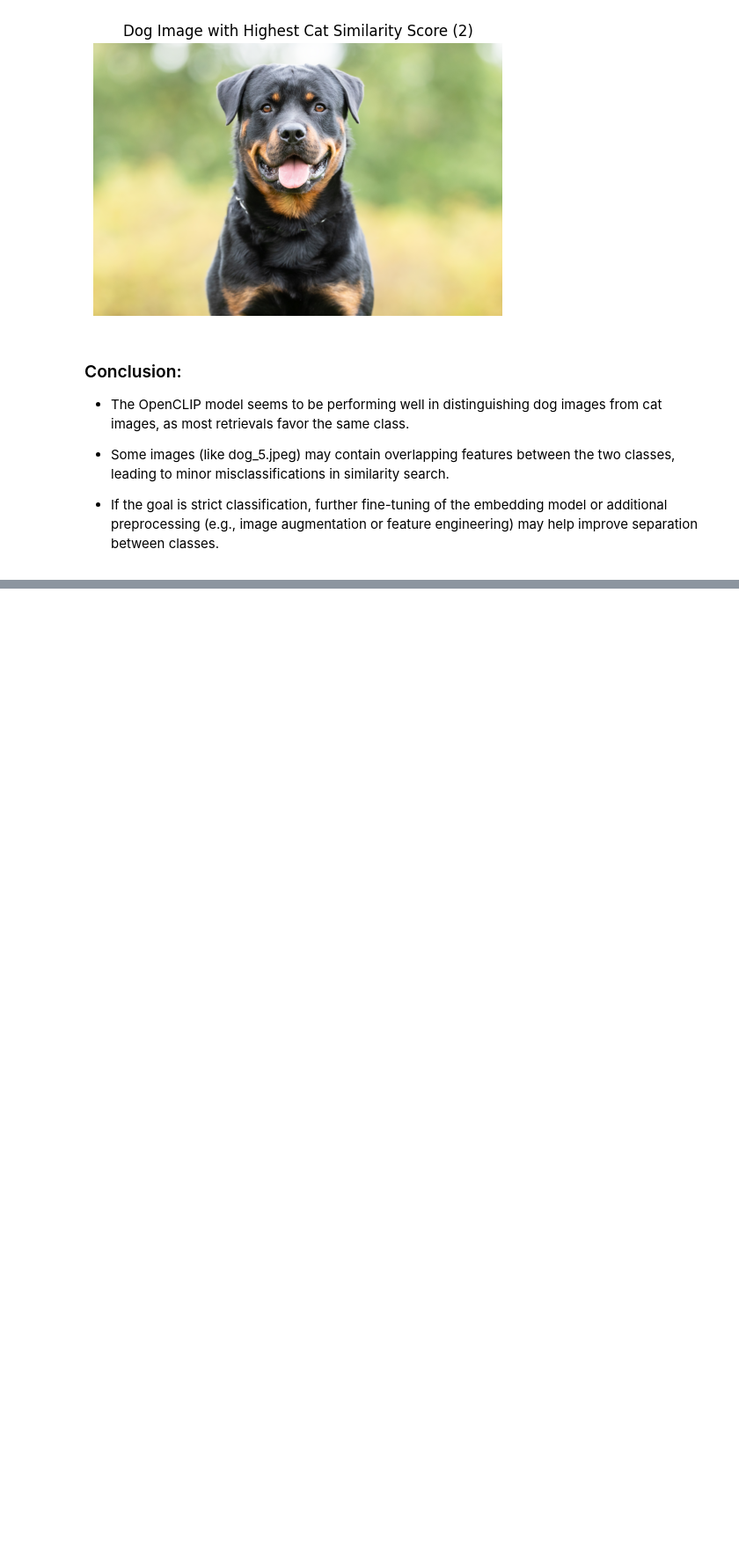
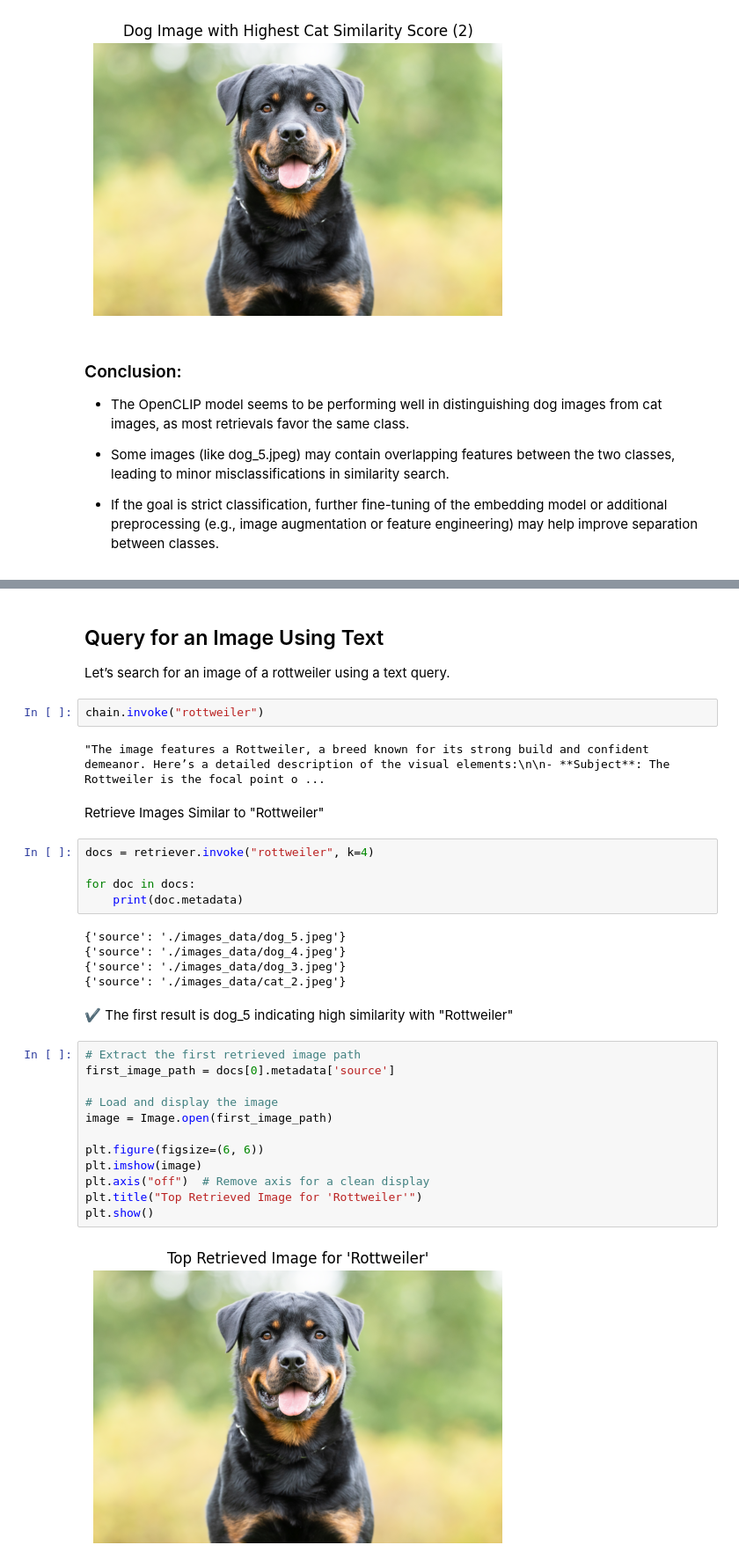
Before and after one commit to AntQua/rag-langchain, a Jupyter notebook: 2_image_search.ipynb, the cells around one changed output, grey strips where cells are left out. Shown: that part at 88% size. Drawn from its saved outputs; the diff is of its cells as text; blank space fills up the shorter version.

```diff
--- a/2_image_search.ipynb
+++ b/2_image_search.ipynb
@@ -194,0 +352,35 @@ plt.show()
+# %% [markdown]
+## Query for an Image Using Text
+Let’s search for an image of a rottweiler using a text query.
+# %%
+chain.invoke("rottweiler")
+# %% [output]
+"The image features a Rottweiler, a breed known for its strong build and confident demeanor. Here’s a detailed description of the visual elements:\n\n- **Subject**: The Rottweiler is the focal point o ...
+# %% [markdown]
+Retrieve Images Similar to "Rottweiler"
+# %%
+docs = retriever.invoke("rottweiler", k=4)
+
+for doc in docs:
+    print(doc.metadata)
+# %% [output]
+{'source': './images_data/dog_5.jpeg'}
+{'source': './images_data/dog_4.jpeg'}
+{'source': './images_data/dog_3.jpeg'}
+{'source': './images_data/cat_2.jpeg'}
+# %% [markdown]
+✔ The first result is dog_5 indicating high similarity with "Rottweiler"
+# %%
+# Extract the first retrieved image path
+first_image_path = docs[0].metadata['source']
+
+# Load and display the image
+image = Image.open(first_image_path)
+
+plt.figure(figsize=(6, 6))
+plt.imshow(image)
+plt.axis("off")  # Remove axis for a clean display
+plt.title("Top Retrieved Image for 'Rottweiler'")
+plt.show()
+# %% [output]
+[figure, added]
```
Also changed, not shown: parts of 37 cells of this notebook.
